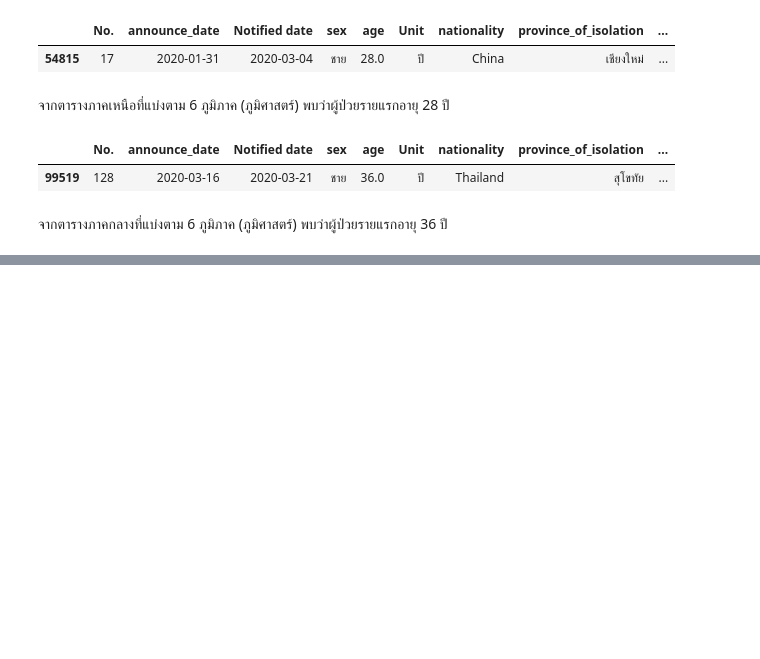
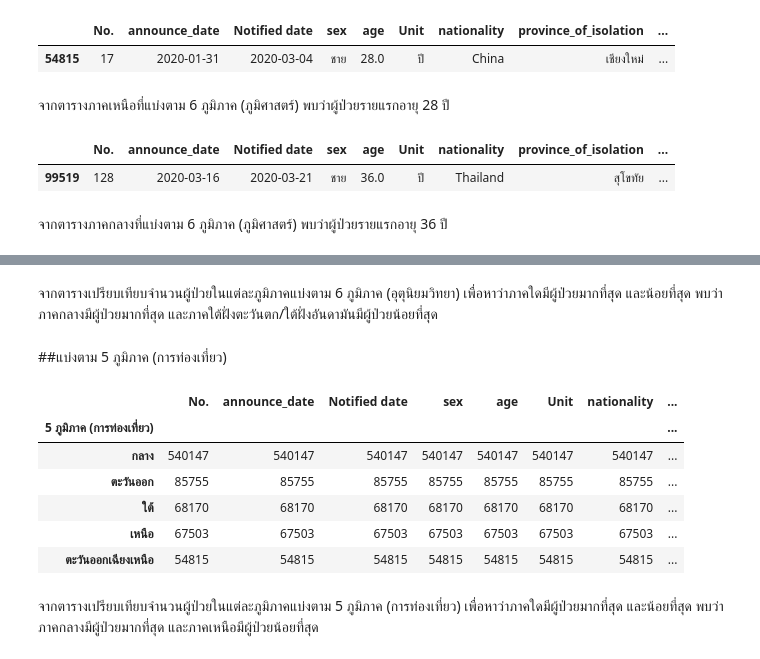
Before and after one commit to Kanyarat-S/data_viz_2020, a Jupyter notebook: BasicPython&DataViz_midterm2022.ipynb, the cells around one changed output, grey strips where cells are left out. Saved outputs shown, nothing was run; the diff lists cells and outputs as text; code cells hidden in the pictures; blank space fills up the shorter version.

```diff
--- a/BasicPython&DataViz_midterm2022.ipynb
+++ b/BasicPython&DataViz_midterm2022.ipynb
@@ -143,0 +351,18 @@ df_B # แสดงตาราง
+# %% [markdown]
+จากตารางเปรียบเทียบจำนวนผู้ป่วยในแต่ละภูมิภาคแบ่งตาม 6 ภูมิภาค (อุตุนิยมวิทยา) เพื่อหาว่าภาคใดมีผู้ป่วยมากที่สุด และน้อยที่สุด พบว่าภาคกลางมีผู้ป่วยมากที่สุด และภาคใต้ฝั่งตะวันตก/ใต้ฝั่งอันดามันมีผู้ป่วยน้อยที่สุด
+# %% [markdown]
+##แบ่งตาม 5 ภูมิภาค (การท่องเที่ยว)
+# %%
+df_2_D = df.groupby('5 ภูมิภาค (การท่องเที่ยว)').count()  # กำหนด df_2_D ให้รวมกลุ่มคอลัมน์ 5 ภูมิภาค (การท่องเที่ยว) จากตาราง df จากนั้นนับจำนวนว่ามีจำนวนแถวเท่าไหร่
+df_2_D_sort= df_2_D.sort_values(by='No.',ascending=False)  # กำหนด df_2_D_sort ให้เรียงลำดับ โดยดูที่คอลัมน์ 'No.' จากตาราง df_2_D จากนั้นเรียงลำดับจากมากไปน้อย (ascending=False)
+df_2_D_sort #แสดงตาราง
+# %% [output]
+|  | No. | announce_date | Notified date | sex | age | Unit | nationality | ... |
+| 5 ภูมิภาค (การท่องเที่ยว) |  |  |  |  |  |  |  | ... |
+| กลาง | 540147 | 540147 | 540147 | 540147 | 540147 | 540147 | 540147 | ... |
+| ตะวันออก | 85755 | 85755 | 85755 | 85755 | 85755 | 85755 | 85755 | ... |
+| ใต้ | 68170 | 68170 | 68170 | 68170 | 68170 | 68170 | 68170 | ... |
+| เหนือ | 67503 | 67503 | 67503 | 67503 | 67503 | 67503 | 67503 | ... |
+| ตะวันออกเฉียงเหนือ | 54815 | 54815 | 54815 | 54815 | 54815 | 54815 | 54815 | ... |
+# %% [markdown]
+จากตารางเปรียบเทียบจำนวนผู้ป่วยในแต่ละภูมิภาคแบ่งตาม 5 ภูมิภาค (การท่องเที่ยว) เพื่อหาว่าภาคใดมีผู้ป่วยมากที่สุด และน้อยที่สุด พบว่าภาคกลางมีผู้ป่วยมากที่สุด และภาคเหนือมีผู้ป่วยน้อยที่สุด
```
Also changed, not shown: parts of 49 cells of this notebook.
